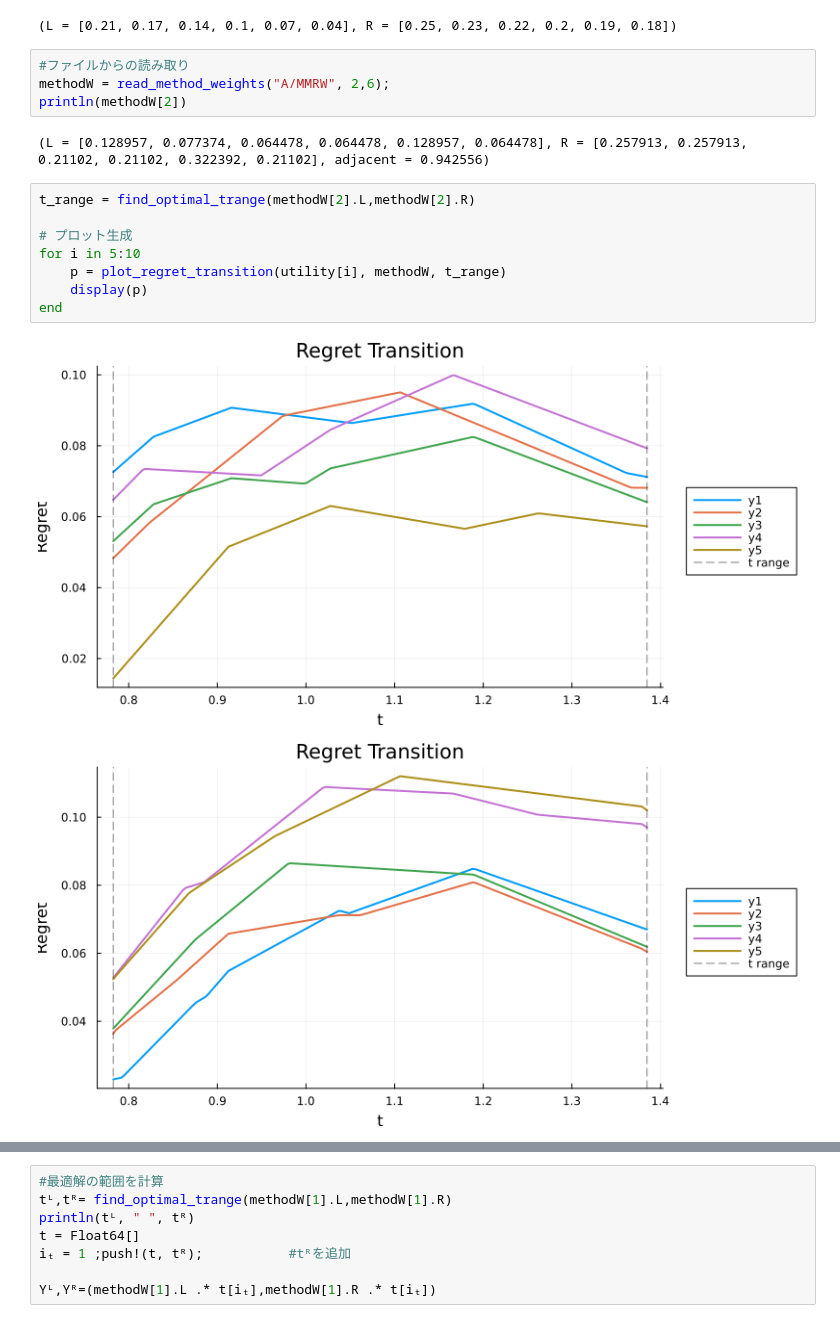
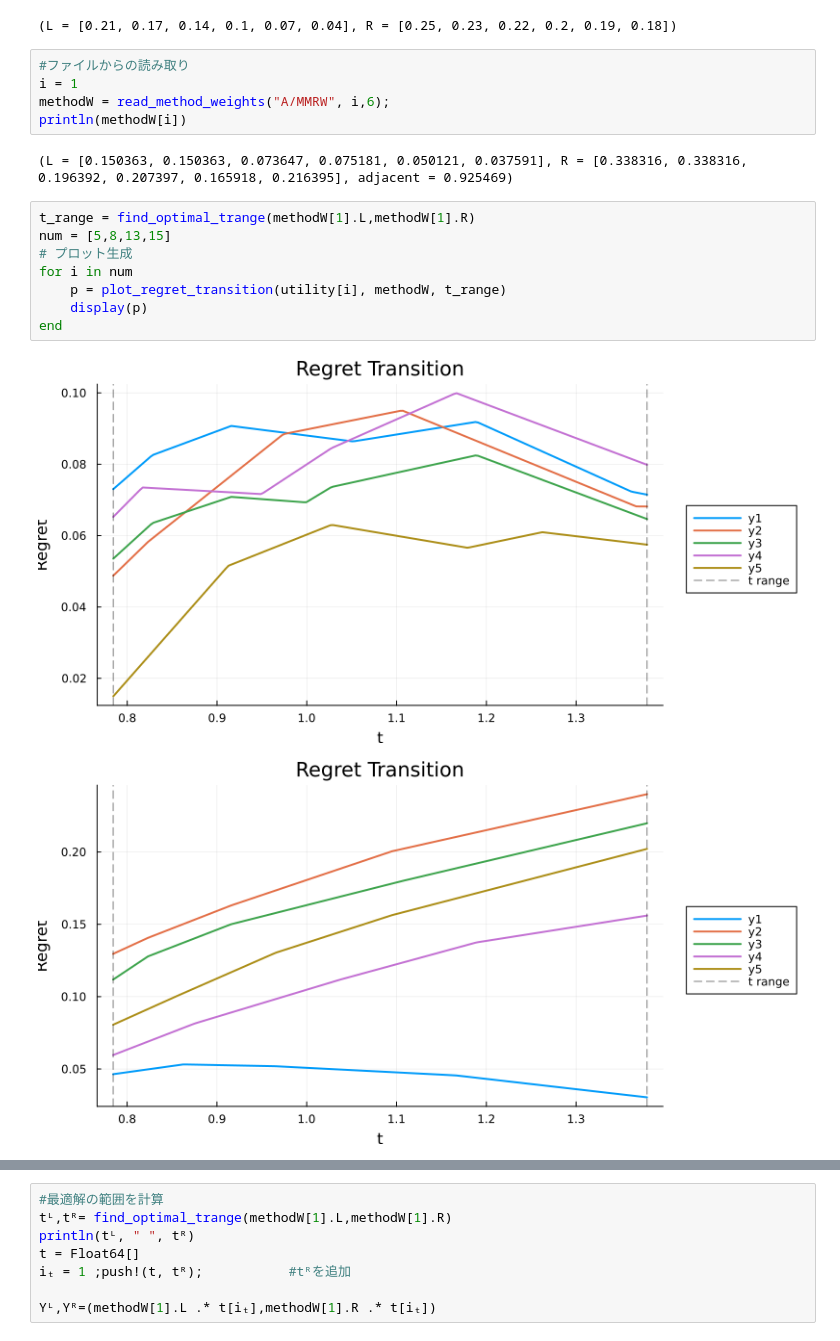
Before and after one commit to serori521/Interval-AHP-alt-rank, a Jupyter notebook: src/rank_change_interval.ipynb, the cells around one changed output, grey strips where cells are left out. Drawn from its saved outputs; the diff is of its cells as text.

```diff
--- a/src/rank_change_interval.ipynb
+++ b/src/rank_change_interval.ipynb
@@ -33,18 +33,19 @@ trueW= read_true_weights("A" )
 (L = [0.21, 0.17, 0.14, 0.1, 0.07, 0.04], R = [0.25, 0.23, 0.22, 0.2, 0.19, 0.18])
 # %%
 #ファイルからの読み取り
-methodW = read_method_weights("A/MMRW", 2,6);
-println(methodW[2])
+i = 1
+methodW = read_method_weights("A/MMRW", i,6);
+println(methodW[i])
 # %% [output]
-(L = [0.128957, 0.077374, 0.064478, 0.064478, 0.128957, 0.064478], R = [0.257913, 0.257913, 0.21102, 0.21102, 0.322392, 0.21102], adjacent = 0.942556)
+(L = [0.150363, 0.150363, 0.073647, 0.075181, 0.050121, 0.037591], R = [0.338316, 0.338316, 0.196392, 0.207397, 0.165918, 0.216395], adjacent = 0.925469)
 # %%
-t_range = find_optimal_trange(methodW[2].L,methodW[2].R)
-
+t_range = find_optimal_trange(methodW[1].L,methodW[1].R)
+num = [5,8,13,15]
 # プロット生成
-for i in 5:10
+for i in num
     p = plot_regret_transition(utility[i], methodW, t_range)
     display(p)
 end
 # %% [output]
-[figure, old version]
+[figure, new version]
-[figure, old version]
+[figure, new version]
```
Also changed, not shown: parts of 1 cell of this notebook, 1 other file.
